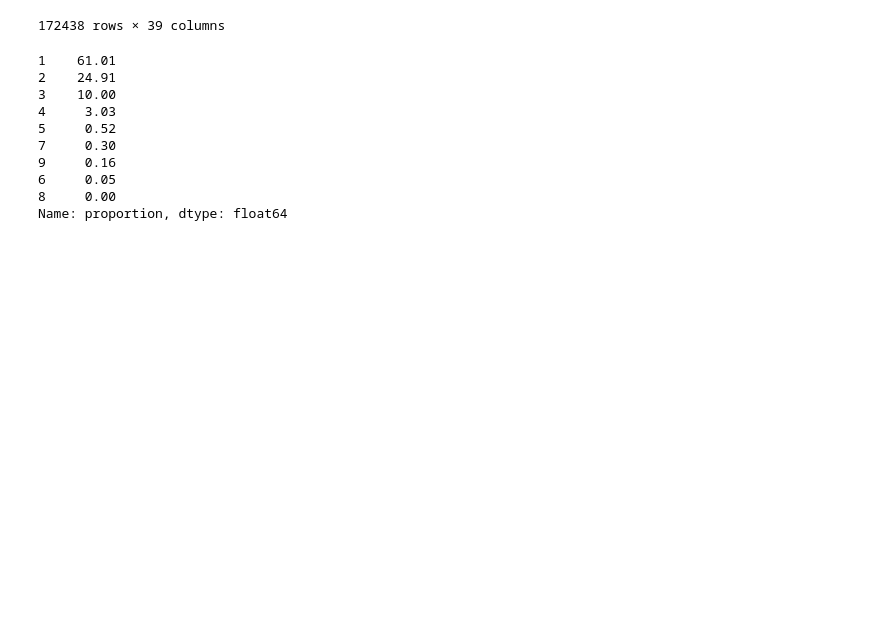
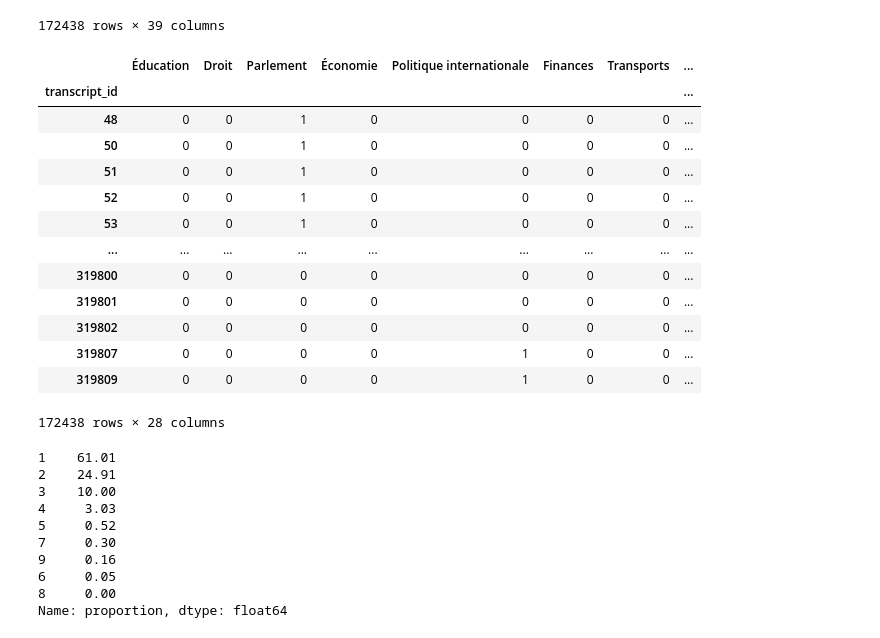
Before and after one commit to cgcrts/ef23_discours, a Jupyter notebook: tag_processing.ipynb, the cells around one changed output. Cells and saved outputs as stored; diff of their text form; code cells hidden in the pictures; blank space fills up the shorter version.

```diff
--- a/tag_processing.ipynb
+++ b/tag_processing.ipynb
@@ -236,3 +236,23 @@ transcript_processed_df
 | 214767 | 189486 | 319807 | 60674 | Collega Fluri, sono molto consape... | 4268 | N | 20230504 | 5120 | ... |
 | 214768 | 189487 | 319745 | 60674 | Je me permets de contextualiser b... | 4238 | N | 20230504 | 5120 | ... |
 172438 rows × 39 columns
+# %%
+transcript_tags_df = transcript_processed_df.set_index('ID').sort_index()
+transcript_tags_df = transcript_tags_df[tags_list]
+transcript_tags_df.index.name = 'transcript_id'
+transcript_tags_df
+# %% [output]
+|  | Éducation | Droit | Parlement | Économie | Politique internationale | Finances | Transports | ... |
+| transcript_id |  |  |  |  |  |  |  | ... |
+| 48 | 0 | 0 | 1 | 0 | 0 | 0 | 0 | ... |
+| 50 | 0 | 0 | 1 | 0 | 0 | 0 | 0 | ... |
+| 51 | 0 | 0 | 1 | 0 | 0 | 0 | 0 | ... |
+| 52 | 0 | 0 | 1 | 0 | 0 | 0 | 0 | ... |
+| 53 | 0 | 0 | 1 | 0 | 0 | 0 | 0 | ... |
+| ... | ... | ... | ... | ... | ... | ... | ... | ... |
+| 319800 | 0 | 0 | 0 | 0 | 0 | 0 | 0 | ... |
+| 319801 | 0 | 0 | 0 | 0 | 0 | 0 | 0 | ... |
+| 319802 | 0 | 0 | 0 | 0 | 0 | 0 | 0 | ... |
+| 319807 | 0 | 0 | 0 | 0 | 1 | 0 | 0 | ... |
+| 319809 | 0 | 0 | 0 | 0 | 1 | 0 | 0 | ... |
+172438 rows × 28 columns
```
Also changed, not shown: parts of 1 cell of this notebook, 1 other file.
